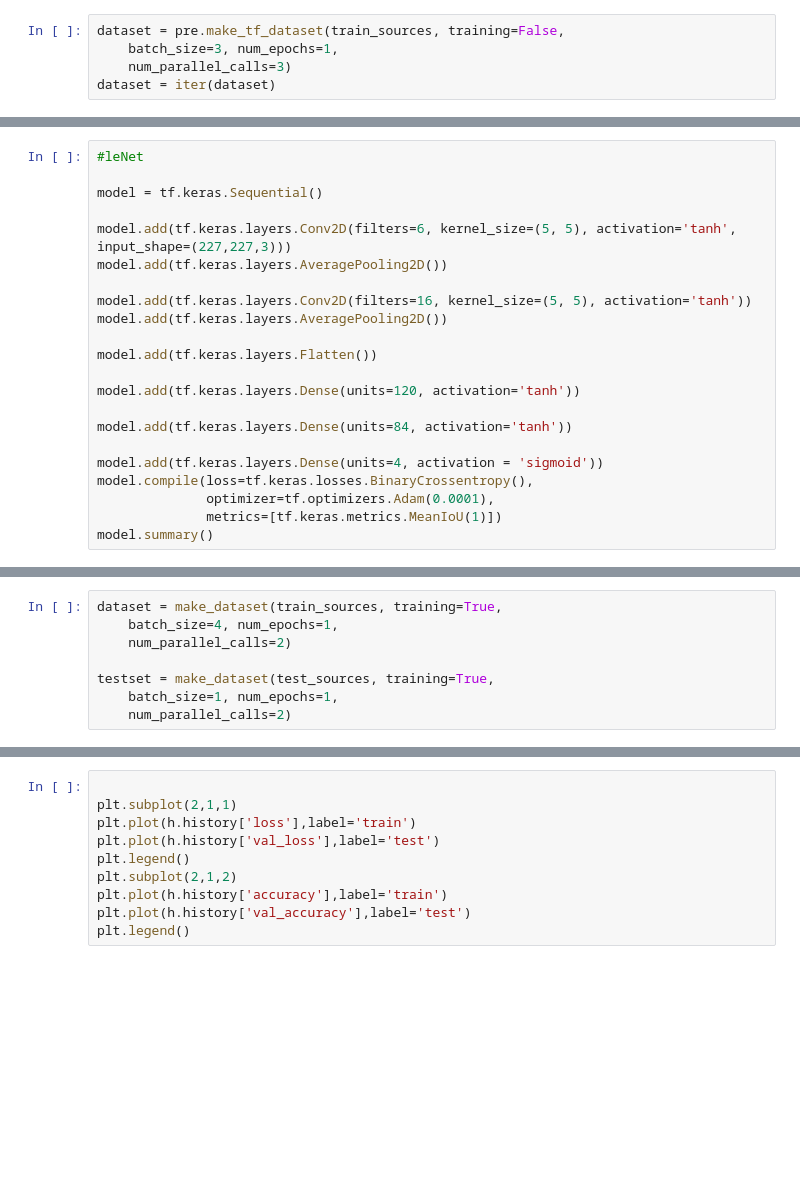
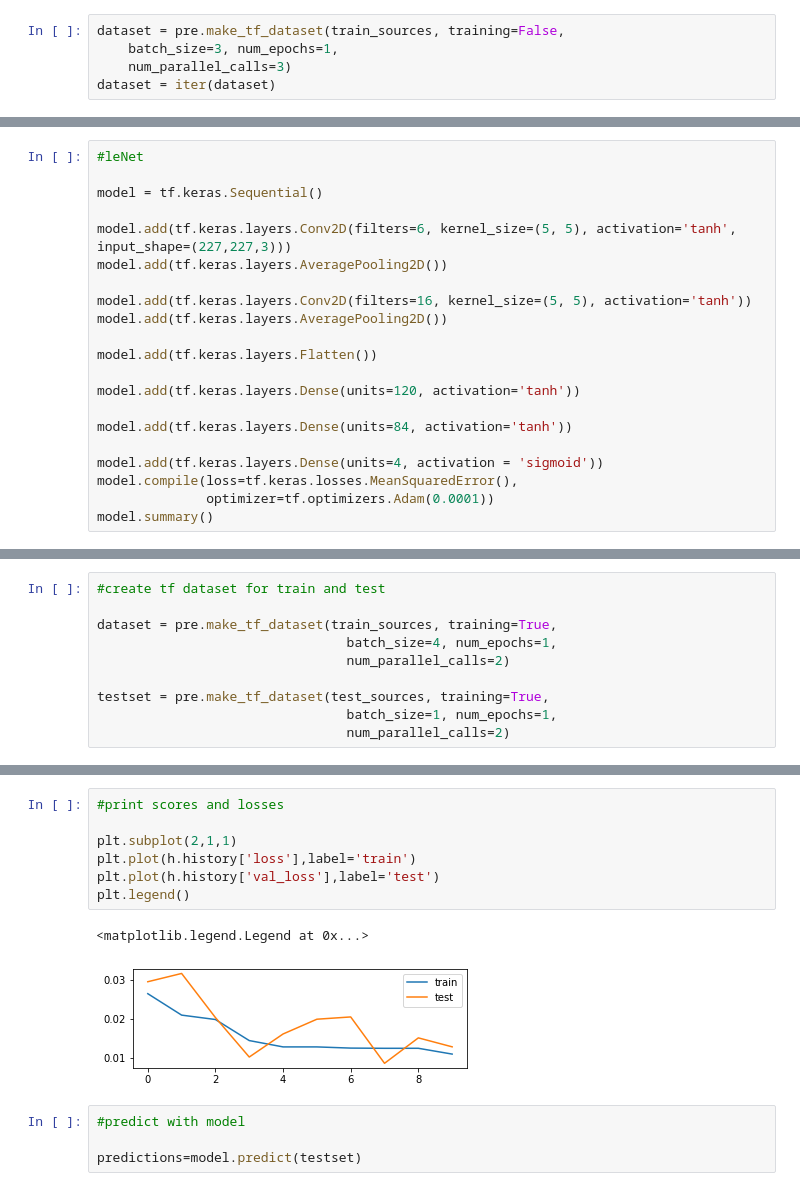
Before and after one commit to jeussej/monografia, a Jupyter notebook: main.ipynb, the cells around one changed output, grey strips where cells are left out. Drawn from its saved outputs; the diff is of its cells as text; blank space fills up the shorter version.

Commit message:
arreglada función de costo, eliminada métrica, agragada funcion para crear sources de predicciones, generación de imágenes con bbox predichas

```diff
--- a/main.ipynb
+++ b/main.ipynb
@@ -33,8 +54,7 @@ model.add(tf.keras.layers.Dense(units=120, activation='tanh'))
 model.add(tf.keras.layers.Dense(units=84, activation='tanh'))
 
 model.add(tf.keras.layers.Dense(units=4, activation = 'sigmoid'))
-model.compile(loss=tf.keras.losses.BinaryCrossentropy(),
-              optimizer=tf.optimizers.Adam(0.0001),
-              metrics=[tf.keras.metrics.MeanIoU(1)])
+model.compile(loss=tf.keras.losses.MeanSquaredError(),
+              optimizer=tf.optimizers.Adam(0.0001))
 model.summary()
 # %% [output]
@@ -56,11 +76,13 @@ Trainable params: 5,406,776
 Non-trainable params: 0
 _________________________________________________________________
 # %%
-dataset = make_dataset(train_sources, training=True,
-    batch_size=4, num_epochs=1,
-    num_parallel_calls=2)
+#create tf dataset for train and test
 
-testset = make_dataset(test_sources, training=True,
-    batch_size=1, num_epochs=1,
-    num_parallel_calls=2)
+dataset = pre.make_tf_dataset(train_sources, training=True,
+                                batch_size=4, num_epochs=1,
+                                num_parallel_calls=2)
+
+testset = pre.make_tf_dataset(test_sources, training=True,
+                                batch_size=1, num_epochs=1,
+                                num_parallel_calls=2)
 # %%
@@ -71,10 +116,14 @@ h=model.fit(x=dataset, epochs=10,validation_data=testset, validation_steps=1)
 # %%
+#print scores and losses
 
 plt.subplot(2,1,1)
 plt.plot(h.history['loss'],label='train')
 plt.plot(h.history['val_loss'],label='test')
 plt.legend()
-plt.subplot(2,1,2)
-plt.plot(h.history['accuracy'],label='train')
-plt.plot(h.history['val_accuracy'],label='test')
-plt.legend()
+# %% [output]
+<matplotlib.legend.Legend at 0x...>
+[figure, added]
+# %%
+#predict with model
+
+predictions=model.predict(testset)
```
Also changed, not shown: parts of 12 cells of this notebook, 1 other file.
